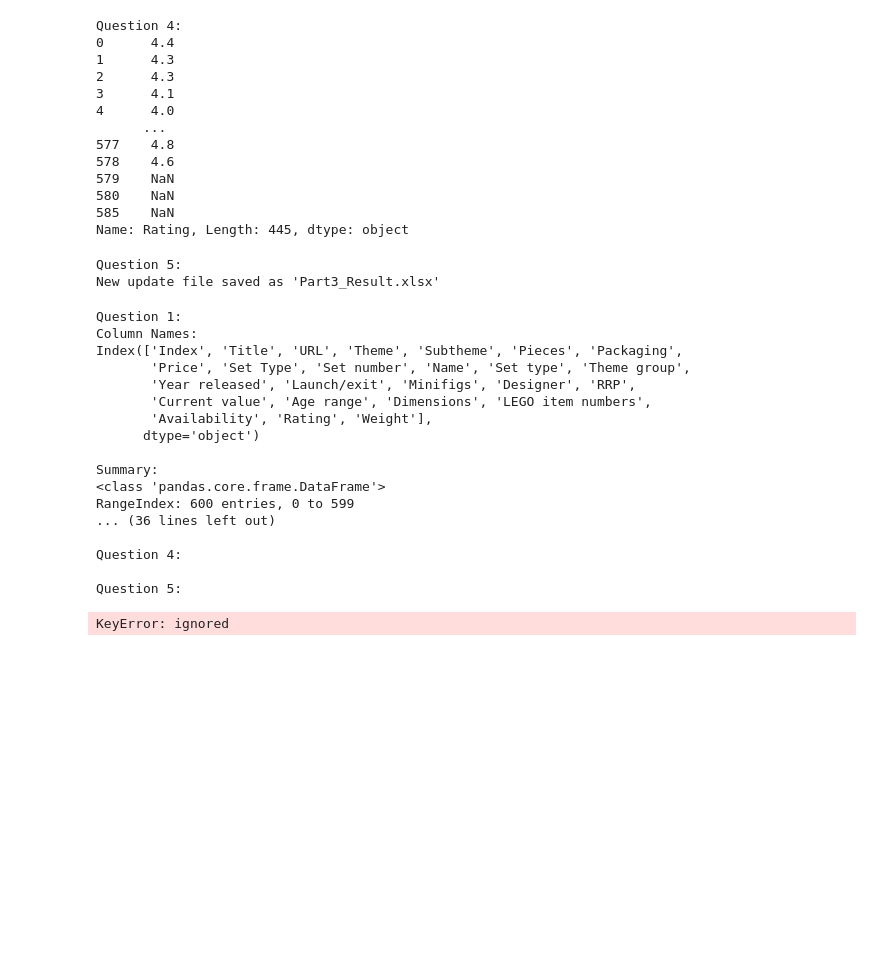
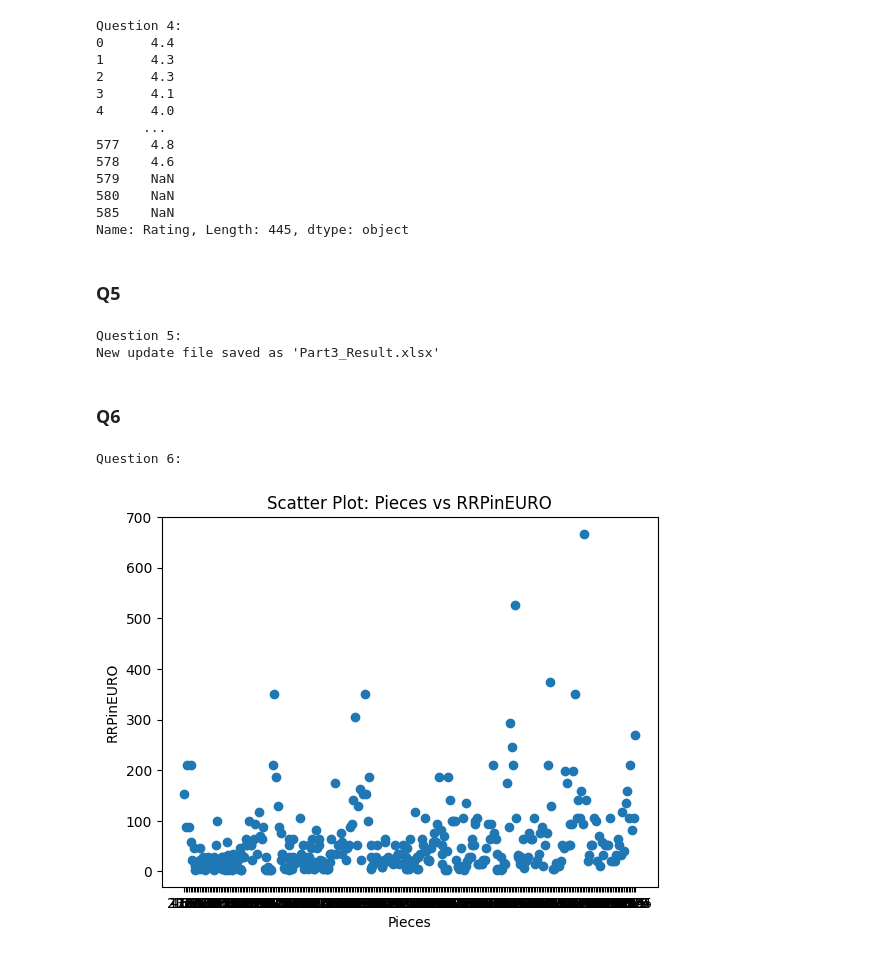
Before and after one commit to KaylumCassidy/BMCA3, a Jupyter notebook: TU912_4_Cassidy_Kaylum_C20323831_LabExam.ipynb, the cells around one changed output. Saved outputs shown, nothing was run; the diff lists cells and outputs as text; code cells hidden in the pictures; blank space fills up the shorter version.

```diff
--- a/TU912_4_Cassidy_Kaylum_C20323831_LabExam.ipynb
+++ b/TU912_4_Cassidy_Kaylum_C20323831_LabExam.ipynb
@@ -366,6 +376,8 @@ Question 4:
 580    NaN
 585    NaN
 Name: Rating, Length: 445, dtype: object
+# %% [markdown]
+### Q5
 # %%
 # Question 5
 print("\nQuestion 5:")
@@ -377,34 +389,21 @@ print("New update file saved as 'Part3_Result.xlsx'")
 # %% [output]
 Question 5:
 New update file saved as 'Part3_Result.xlsx'
+# %% [markdown]
+### Q6
 # %%
 
 # Question 6
 # Let's say we are interested in a scatter plot between 'Pieces' and 'RRPinEURO'
 import matplotlib.pyplot as plt
 
+# Question 6
 print("\nQuestion 6:")
-plt.scatter(df['Pieces'], df['RRPinEURO'])
+plt.scatter(result_df['Pieces'], result_df['RRPinEURO'])  # Use result_df instead of df
 plt.xlabel('Pieces')
 plt.ylabel('RRPinEURO')
 plt.title('Scatter Plot: Pieces vs RRPinEURO')
 plt.show()
 # %% [output]
-Question 1:
-Column Names:
-Index(['Index', 'Title', 'URL', 'Theme', 'Subtheme', 'Pieces', 'Packaging',
-       'Price', 'Set Type', 'Set number', 'Name', 'Set type', 'Theme group',
-       'Year released', 'Launch/exit', 'Minifigs', 'Designer', 'RRP',
-       'Current value', 'Age range', 'Dimensions', 'LEGO item numbers',
-       'Availability', 'Rating', 'Weight'],
-      dtype='object')
-
-Summary:
-<class 'pandas.core.frame.DataFrame'>
-RangeIndex: 600 entries, 0 to 599
-... (36 lines left out)
-
-Question 4:
-
-Question 5:
+Question 6:
-KeyError: ignored
+[figure, added]
```
Also changed, not shown: parts of 13 cells of this notebook.
